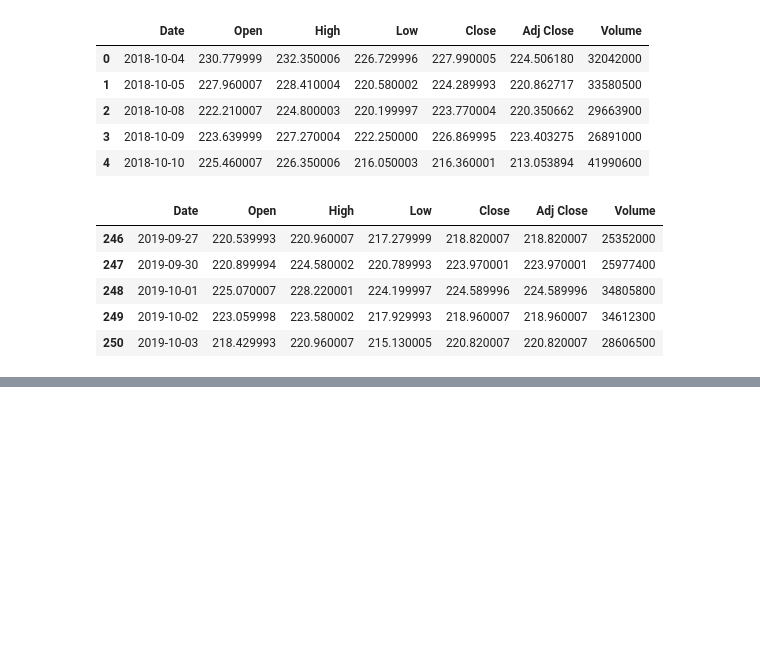
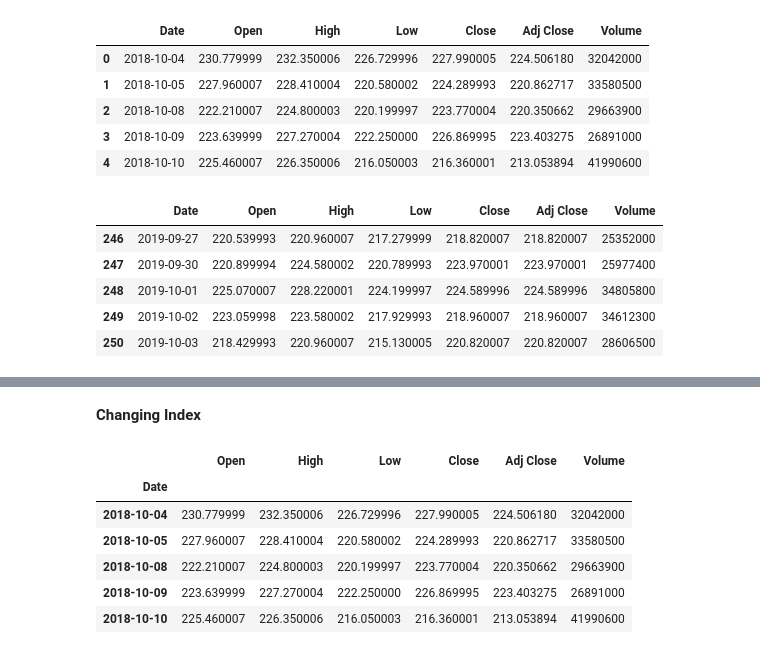
Before and after one commit to spctr01/Finance, a Jupyter notebook: pandas.ipynb, the cells around one changed output, grey strips where cells are left out. Cells and saved outputs as stored; diff of their text form; code cells hidden in the pictures; blank space fills up the shorter version.

```diff
--- a/pandas.ipynb
+++ b/pandas.ipynb
@@ -30,0 +50,13 @@ plt.show()
+# %% [markdown]
+**Changing Index**
+# %%
+new_data= data.set_index('Date')
+new_data.head()
+# %% [output]
+|  | Open | High | Low | Close | Adj Close | Volume |
+| Date |  |  |  |  |  |  |
+| 2018-10-04 | 230.779999 | 232.350006 | 226.729996 | 227.990005 | 224.506180 | 32042000 |
+| 2018-10-05 | 227.960007 | 228.410004 | 220.580002 | 224.289993 | 220.862717 | 33580500 |
+| 2018-10-08 | 222.210007 | 224.800003 | 220.199997 | 223.770004 | 220.350662 | 29663900 |
+| 2018-10-09 | 223.639999 | 227.270004 | 222.250000 | 226.869995 | 223.403275 | 26891000 |
+| 2018-10-10 | 225.460007 | 226.350006 | 216.050003 | 216.360001 | 213.053894 | 41990600 |
```
Also changed, not shown: parts of 5 cells of this notebook.
